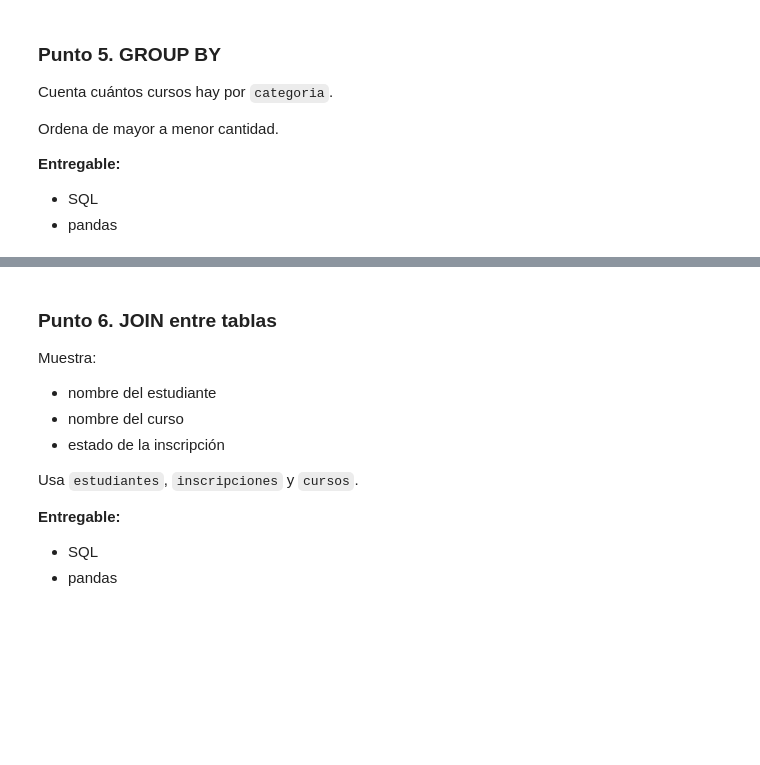
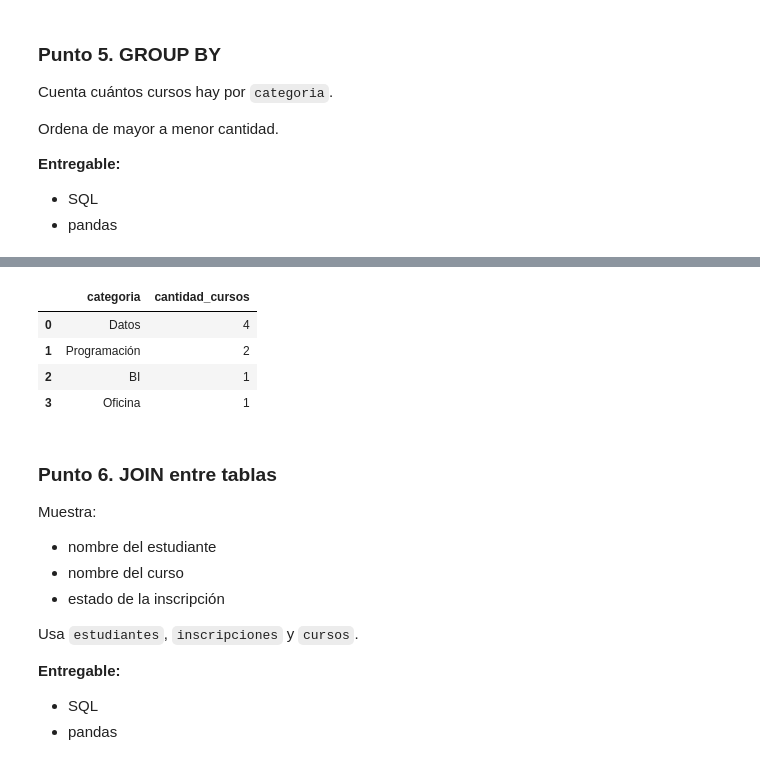
Before and after one commit to CeneDurango/Ciencia-Datos, a Jupyter notebook: tarea_sql_pandas_academia.ipynb, the cells around one changed output, grey strips where cells are left out. Saved outputs shown, nothing was run; the diff lists cells and outputs as text; code cells hidden in the pictures; blank space fills up the shorter version.

```diff
--- a/tarea_sql_pandas_academia.ipynb
+++ b/tarea_sql_pandas_academia.ipynb
@@ -297,3 +356,12 @@ Ordena de mayor a menor cantidad.
+# %%
+# Punto 5 - pandas
+cursos.groupby("categoria").size().sort_values(ascending=False).reset_index(name="cantidad_cursos").sort_values(by="cantidad_cursos", ascending=False)
+# %% [output]
+|  | categoria | cantidad_cursos |
+| 0 | Datos | 4 |
+| 1 | Programación | 2 |
+| 2 | BI | 1 |
+| 3 | Oficina | 1 |
 # %% [markdown]
 ### Punto 6. JOIN entre tablas
 
```
Also changed, not shown: parts of 11 cells of this notebook.
